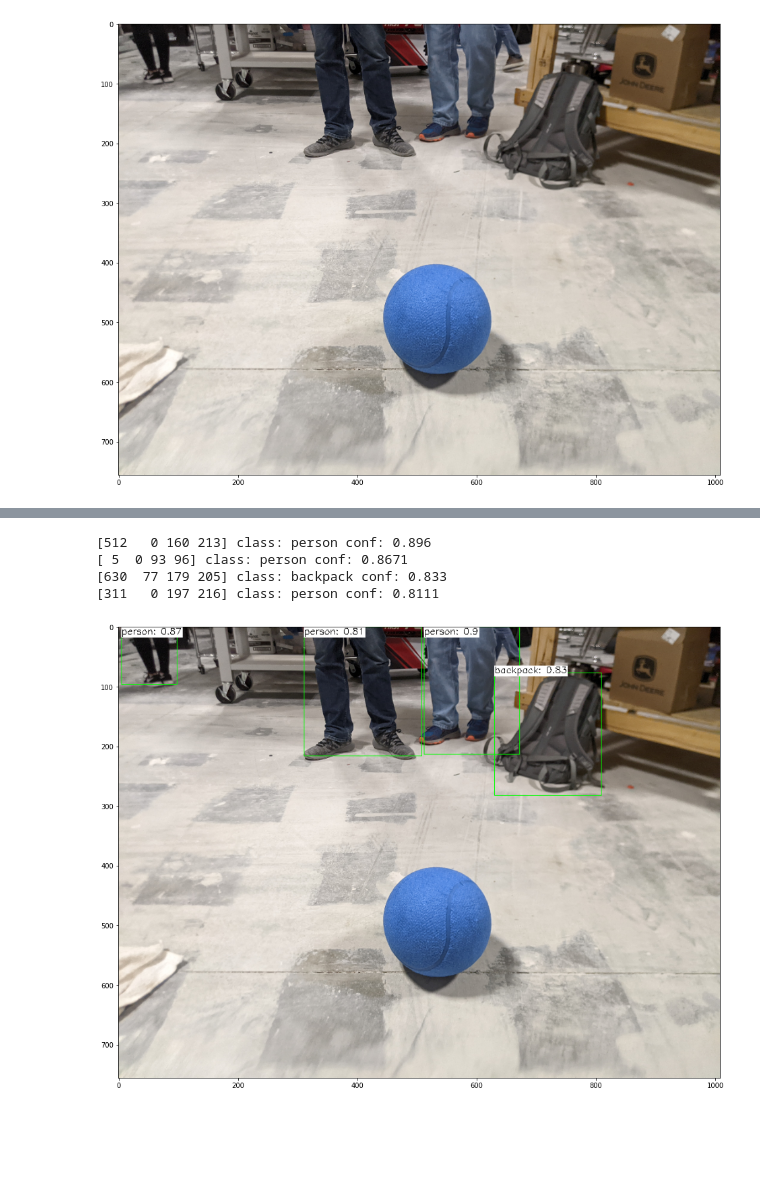
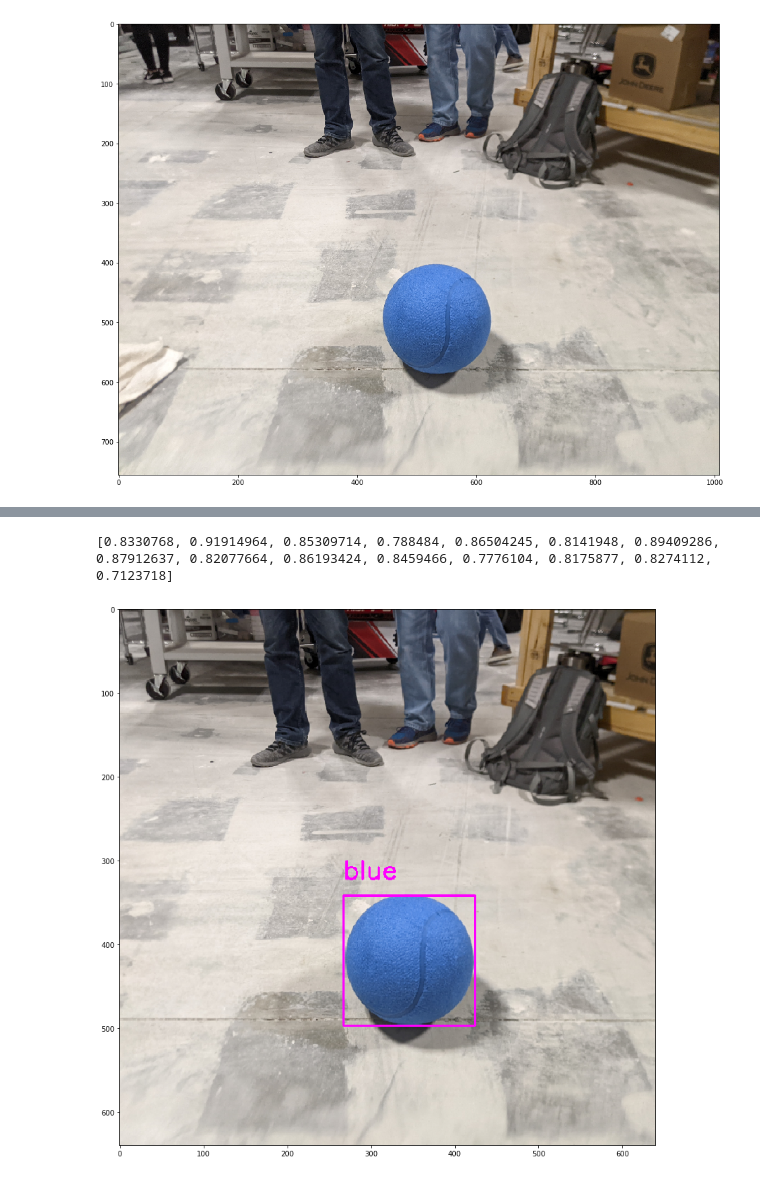
Before and after one commit to nlbutts/opencv_yolo, a Jupyter notebook: cvyolo.ipynb, the cells around one changed output, grey strips where cells are left out. Drawn from its saved outputs; the diff is of its cells as text; code cells hidden in the pictures; blank space fills up the shorter version.

```diff
--- a/cvyolo.ipynb
+++ b/cvyolo.ipynb
@@ -27 +25,3 @@ dnn = cv2.dnn_DetectionModel('yolo/yolov4-tiny.weights', 'yolo/yolov4-tiny.cfg')
+# %%
+net = cv2.dnn.readNetFromONNX('best.onnx')
 # %%
@@ -62,19 +52,0 @@ def drawPred(img, classId, conf, left, top, right, bottom):
-# %%
-drawimg = img.copy()
-for i in range(len(conf)):
-    box = boxes[i]
-    left = box[0]
-    top = box[1]
-    width = box[2]
-    height = box[3]
-    print(f'{box} class: {class_names[classids[i]]} conf: {conf[i]:01.4}')
-    drawimg = drawPred(drawimg, classids[i], conf[i], left, top, left + width, top + height)
-# %% [output]
-[512   0 160 213] class: person conf: 0.896
-[ 5  0 93 96] class: person conf: 0.8671
-[630  77 179 205] class: backpack conf: 0.833
-[311   0 197 216] class: person conf: 0.8111
-# %%
-show(drawimg)
-# %% [output]
-[figure, removed]
@@ -80,0 +86,29 @@ show(drawimg)
+# %%
+classid, conf, boxes = unwrap_detection(crop, out[0])
+print(conf)
+# %% [output]
+[0.8330768, 0.91914964, 0.85309714, 0.788484, 0.86504245, 0.8141948, 0.89409286, 0.87912637, 0.82077664, 0.86193424, 0.8459466, 0.7776104, 0.8175877, 0.8274112, 0.7123718]
+# %%
+indexes = cv2.dnn.NMSBoxes(boxes, conf, 0.5, 0.4)
+result_class_ids = []
+result_confidences = []
+result_boxes = []
+
+for i in indexes:
+    result_confidences.append(conf[i])
+    result_class_ids.append(classid[i])
+    result_boxes.append(boxes[i])
+# %%
+color = (255, 0, 255)
+drawimg = crop.copy()
+for i in range(len(result_class_ids)):
+    box = result_boxes[i]
+    cv2.rectangle(drawimg, box, color, 2)
+    if result_class_ids[i] == 0:
+        class_str = 'red'
+    else:
+        class_str = 'blue'
+    cv2.putText(drawimg, class_str, (box[0], box[1] - 20), cv2.FONT_HERSHEY_SIMPLEX, 1.0, color, 2)
+show(drawimg)
+# %% [output]
+[figure, added]
```
Also changed, not shown: parts of 5 cells of this notebook, 2 other files.
